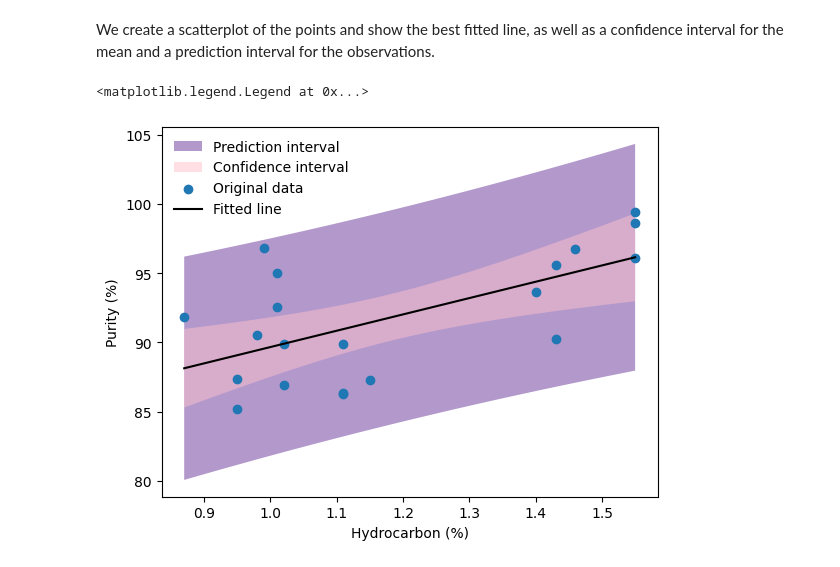
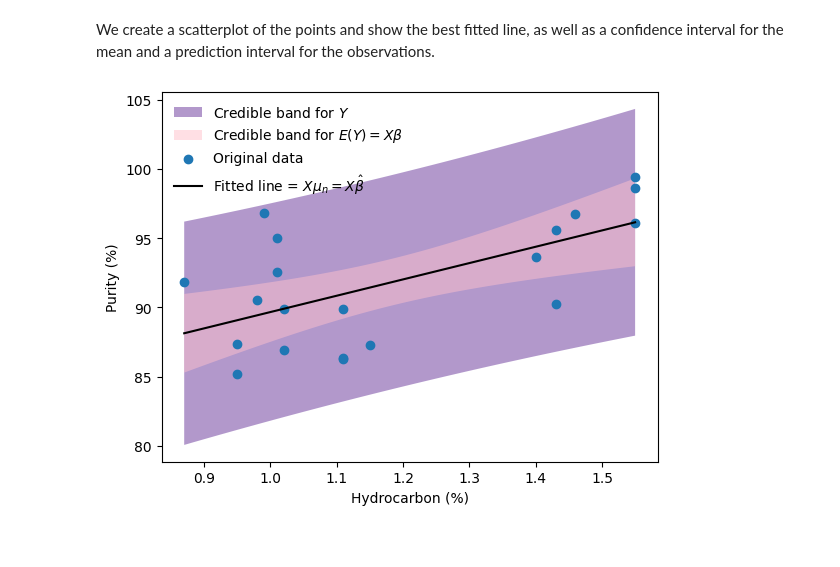
Before and after one commit to IrvingGomez/BayesianStatistics, a Jupyter notebook: Codes/04_RegressionPurityCondensor.ipynb, the cells around one changed output. Saved outputs shown, nothing was run; the diff lists cells and outputs as text; code cells hidden in the pictures.

```diff
--- a/Codes/04_RegressionPurityCondensor.ipynb
+++ b/Codes/04_RegressionPurityCondensor.ipynb
@@ -104,15 +104,14 @@ for j in range(len(mu0)):
 ConfIntervals = np.array(ConfIntervals).T
 PredIntervals = np.array(PredIntervals).T
 # %%
-plt.fill_between(x, PredIntervals[0], PredIntervals[1], facecolor='rebeccapurple', alpha=0.5, label='Prediction interval')
-plt.fill_between(x, ConfIntervals[0], ConfIntervals[1], facecolor='pink', alpha=0.5, label='Confidence interval')
+plt.fill_between(x, PredIntervals[0], PredIntervals[1], facecolor='rebeccapurple', alpha=0.5, label=r"Credible band for $Y$")
+plt.fill_between(x, ConfIntervals[0], ConfIntervals[1], facecolor='pink', alpha=0.5, label=r"Credible band for $E(Y)=X\beta$")
 plt.scatter(Dat['Hydrocarbon (%)'], Dat['Purity (%)'], label='Original data')
-plt.plot(x, mu0, color='k', label='Fitted line')
+plt.plot(x, mu0, color='k', label=r'Fitted line = $X\mu_n = X\hat\beta$')
 
 plt.xlabel('Hydrocarbon (%)')
 plt.ylabel('Purity (%)')
 
 plt.legend(loc='upper left', frameon=False)
 # %% [output]
-<matplotlib.legend.Legend at 0x...>
-[figure, old version]
+[figure, new version]
```
Also changed, not shown: parts of 2 cells of this notebook, 1 other file.
